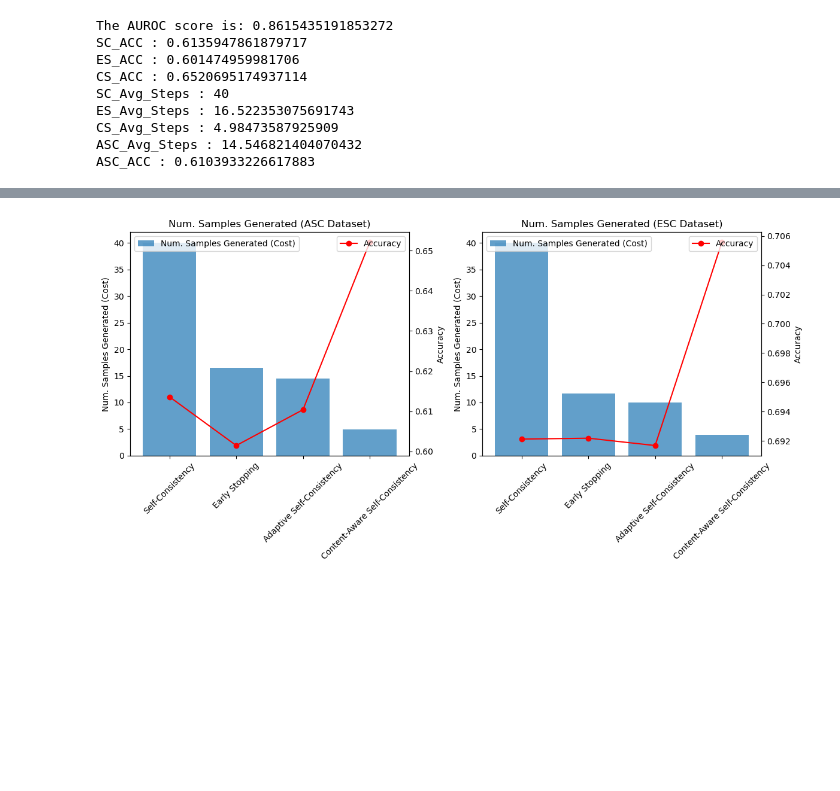
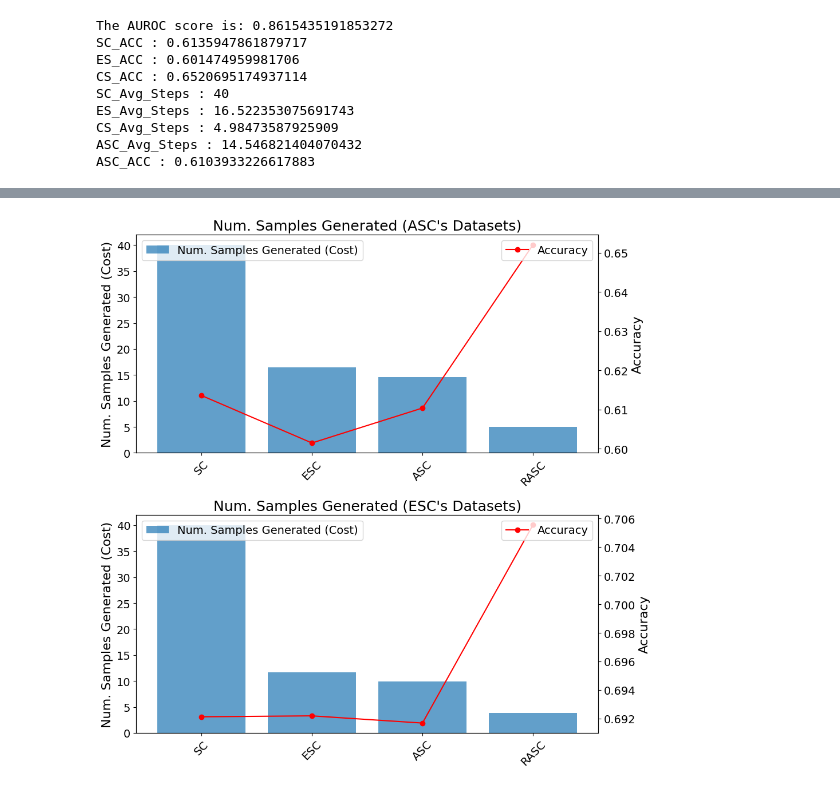
Before and after one commit to wan19990901/SC_conf, a Jupyter notebook: src/test_notebook/abalation_study.ipynb, the cells around one changed output, grey strips where cells are left out. Drawn from its saved outputs; the diff is of its cells as text; code cells hidden in the pictures; blank space fills up the shorter version.

```diff
--- a/src/test_notebook/abalation_study.ipynb
+++ b/src/test_notebook/abalation_study.ipynb
@@ -401,9 +1072,9 @@ from CS_based_early_stopping import trained_LR_model, CS_early_stopping,customiz
 DATA_DIR = '../../data/Evaluation_CoTs/Algo_Design_Data/'
 
 file_path = os.path.join(DATA_DIR, 'final_extracted.json')
-file_path_asc = os.path.join(DATA_DIR, 'final_extracted_asc.json')
+file_path_asc = os.path.join(DATA_DIR, 'final_ASC_extracted.json')
 df_with_features_asc = pd.read_json(file_path_asc, lines=True)
-file_path_ES = os.path.join(DATA_DIR, 'final_extracted_es.json')
+file_path_ES = os.path.join(DATA_DIR, 'final_ES_extracted.json')
 df_with_features_ES = pd.read_json(file_path_ES, lines=True)
 
 
@@ -447,3 +1135,6 @@ ES_Avg_Steps : 11.689492844589505
 CS_Avg_Steps : 3.892229475269897
 ASC_Avg_Steps : 9.965227215666584
 ASC_ACC : 0.6916896811448657
+# %%
+df_raw_es, auroc = customized_LR_model(df_with_features_ES, feature_li, coe=coes,intercept=intercept,report_auroc=True)
+df_final_es = CS_early_stopping(df=df_raw_es, threshold=0.1, N=3)
@@ -463,49 +1272,59 @@ ASC_ACC : 0.6103933226617883
 # %%
 import matplotlib.pyplot as plt
+import matplotlib
+
+# Setting global font size
+matplotlib.rcParams.update({'font.size': 14})
+
 df_final_ES = df_final_es
 
 # Create a figure with two subplots side by side
-fig, (ax1, ax2) = plt.subplots(1, 2, figsize=(12, 6))
+fig, (ax1, ax2) = plt.subplots(2, 1, figsize=(10, 10))
 
 # Plot for df_final_asc
-methods_asc = ['Self-Consistency', 'Early Stopping', 'Adaptive Self-Consistency', 'Content-Aware Self-Consistency']
+methods_asc = ['SC', 'ESC', 'ASC', 'RASC']
 steps_asc = [40, df_final_asc['ES_steps'].mean(), df_final_asc['asc_steps'].mean(), df_final_asc['CS_steps'].mean()]
 accuracies_asc = [df_final_asc['SC_correctness'].mean(), df_final_asc['ES_correctness'].mean(),
                    df_final_asc['asc_correctness'].mean(), df_final_asc['CS_correctness'].mean()]
 
 ax1.bar(methods_asc, steps_asc, alpha=0.7, label='Num. Samples Generated (Cost)')
-ax1.set_ylabel('Num. Samples Generated (Cost)')
-ax1.set_title('Num. Samples Generated (ASC Dataset)')
-ax1.tick_params(axis='x', rotation=45)
+ax1.set_ylabel('Num. Samples Generated (Cost)', fontsize=16)  # Increase font size for y-axis label
+ax1.set_title('Num. Samples Generated (ASC\'s Datasets)', fontsize=18)  # Increase font size for title
+ax1.tick_params(axis='x', rotation=45, labelsize=14)  # Increase font size for x-axis tick labels
 
 ax1_twin = ax1.twinx()
 ax1_twin.plot(methods_asc, accuracies_asc, marker='o', color='red', label='Accuracy')
-ax1_twin.set_ylabel('Accuracy')
+ax1_twin.set_ylabel('Accuracy', fontsize=16)  # Increase font size for y-axis label
 
 # Plot for df_final_ES
-methods_es = ['Self-Consistency', 'Early Stopping Self-Consistency', 'Adaptive Consistency', 'Content-Aware Self-Consistency']
+methods_es = ['SC', 'ESC', 'ASC', 'RASC']
 steps_es = [40, df_final_ES['ES_steps'].mean(), df_final_ES['asc_steps'].mean(), df_final_ES['CS_steps'].mean()]
 accuracies_es = [df_final_ES['SC_correctness'].mean(), df_final_ES['ES_correctness'].mean(),
                  df_final_ES['asc_correctness'].mean(), df_final_ES['CS_correctness'].mean()]
 
 ax2.bar(methods_es, steps_es, alpha=0.7, label='Num. Samples Generated (Cost)')
-ax2.set_ylabel('Num. Samples Generated (Cost)')
-ax2.set_title('Num. Samples Generated (ESC Dataset)')
-ax2.tick_params(axis='x', rotation=45)
+ax2.set_ylabel('Num. Samples Generated (Cost)', fontsize=16)  # Increase font size for y-axis label
+ax2.set_title('Num. Samples Generated (ESC\'s Datasets)', fontsize=18)  # Increase font size for title
+ax2.tick_params(axis='x', rotation=45, labelsize=14)  # Increase font size for x-axis tick labels
 
 ax2_twin = ax2.twinx()
 ax2_twin.plot(methods_es, accuracies_es, marker='o', color='red', label='Accuracy')
-ax2_twin.set_ylabel('Accuracy')
+ax2_twin.set_ylabel('Accuracy', fontsize=16)  # Increase font size for y-axis label
 
-# Add legend
-ax1.legend(loc='upper left')
-ax1_twin.legend(loc='upper right')
-ax2.legend(loc='upper left')
-ax2_twin.legend(loc='upper right')
+# Add legend with increased font size
+ax1.legend(loc='upper left', fontsize=14)
+ax1_twin.legend(loc='upper right', fontsize=14)
+ax2.legend(loc='upper left', fontsize=14)
+ax2_twin.legend(loc='upper right', fontsize=14)
 
-# Adjust layout and display the plot
 plt.tight_layout()
 plt.savefig("OOD.pdf", format="pdf", bbox_inches="tight")
 plt.show()
+
+# Show plot
+plt.show()
+
+
+# Adjust layout and display the plot
 # %% [output]
-[figure, old version]
+[figure, new version]
```
Also changed, not shown: parts of 18 cells of this notebook, 3 other files.
